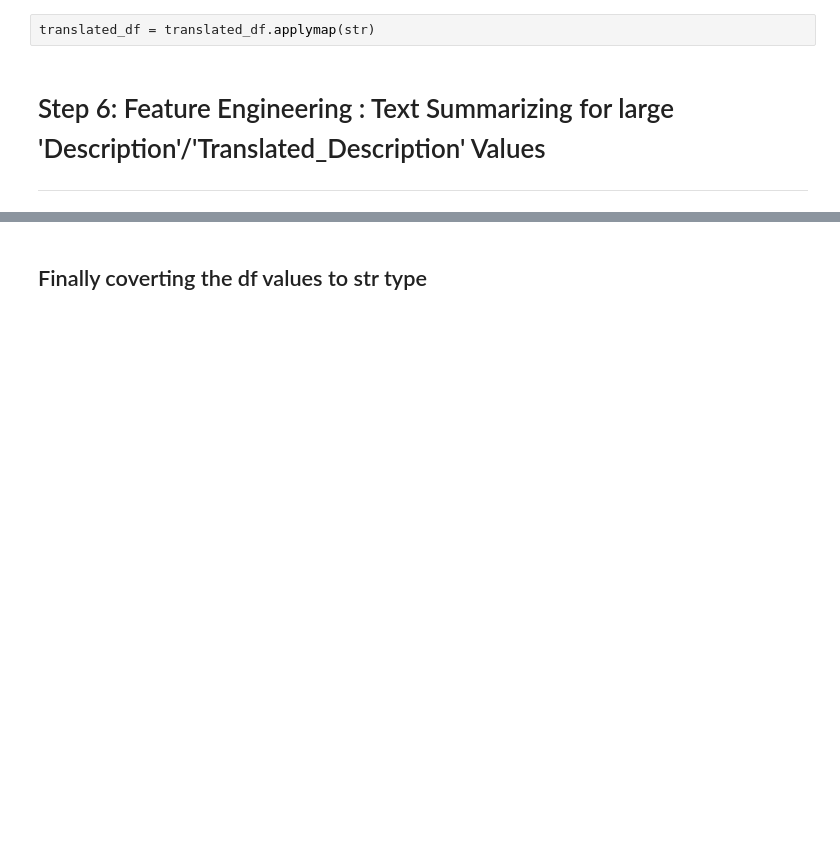
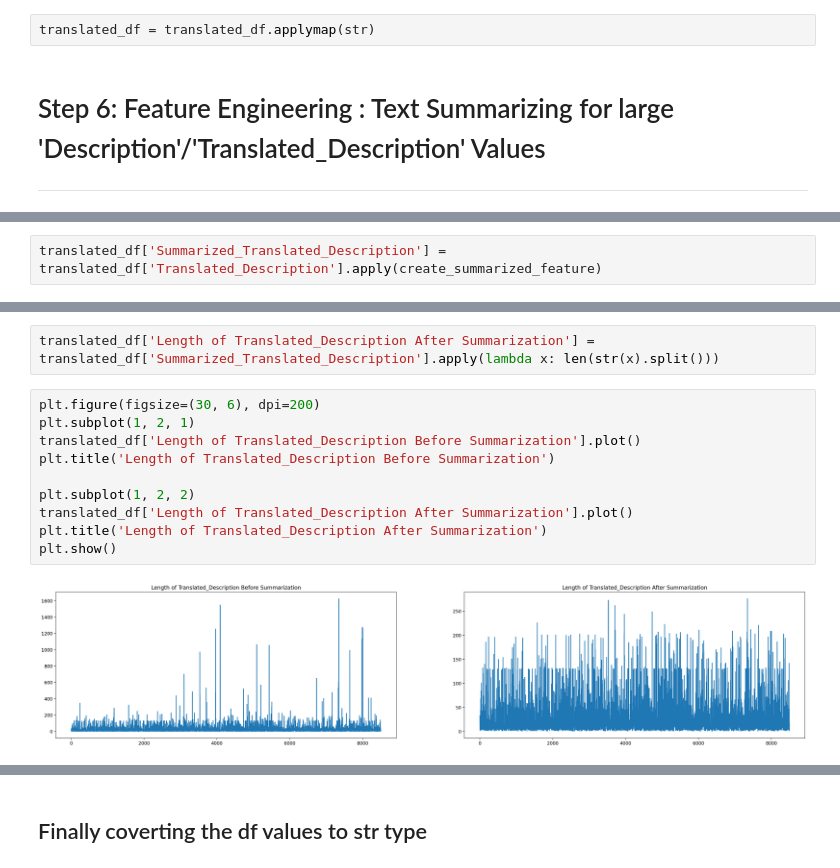
Before and after one commit to soumendrabagh/Automatic-Ticket-Generation-NLP, a Jupyter notebook: NLP_Automatic_Ticket_Assignment.ipynb, the cells around one changed output, grey strips where cells are left out. Cells and saved outputs as stored; diff of their text form; blank space fills up the shorter version.

```diff
--- a/NLP_Automatic_Ticket_Assignment.ipynb
+++ b/NLP_Automatic_Ticket_Assignment.ipynb
@@ -504,0 +597,2 @@ translated_df.loc[ translated_df['Translated_Description'].apply(lambda x : len(
+# %%
+translated_df['Summarized_Translated_Description'] = translated_df['Translated_Description'].apply(create_summarized_feature)
@@ -505 +605,15 @@ translated_df.loc[ translated_df['Translated_Description'].apply(lambda x : len(
+# %%
+translated_df['Length of Translated_Description After Summarization'] = translated_df['Summarized_Translated_Description'].apply(lambda x: len(str(x).split()))
+# %%
+plt.figure(figsize=(30, 6), dpi=200)
+plt.subplot(1, 2, 1)
+translated_df['Length of Translated_Description Before Summarization'].plot()
+plt.title('Length of Translated_Description Before Summarization')
+
+plt.subplot(1, 2, 2)
+translated_df['Length of Translated_Description After Summarization'].plot()
+plt.title('Length of Translated_Description After Summarization')
+plt.show()
+# %% [output]
+[figure, added]
 # %%
```
Also changed, not shown: parts of 76 cells of this notebook, 1 other file.
